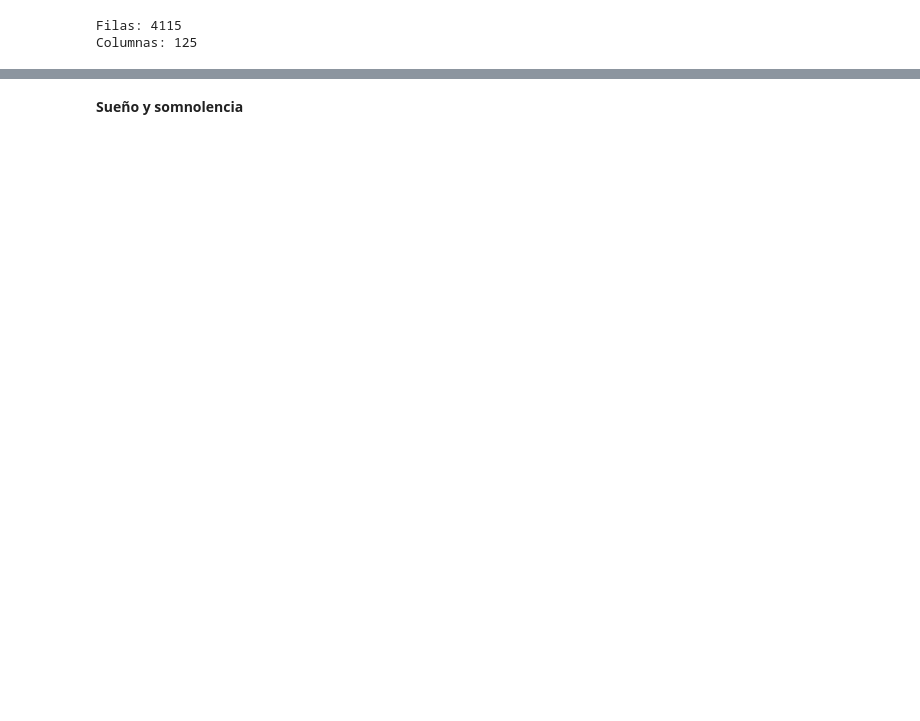
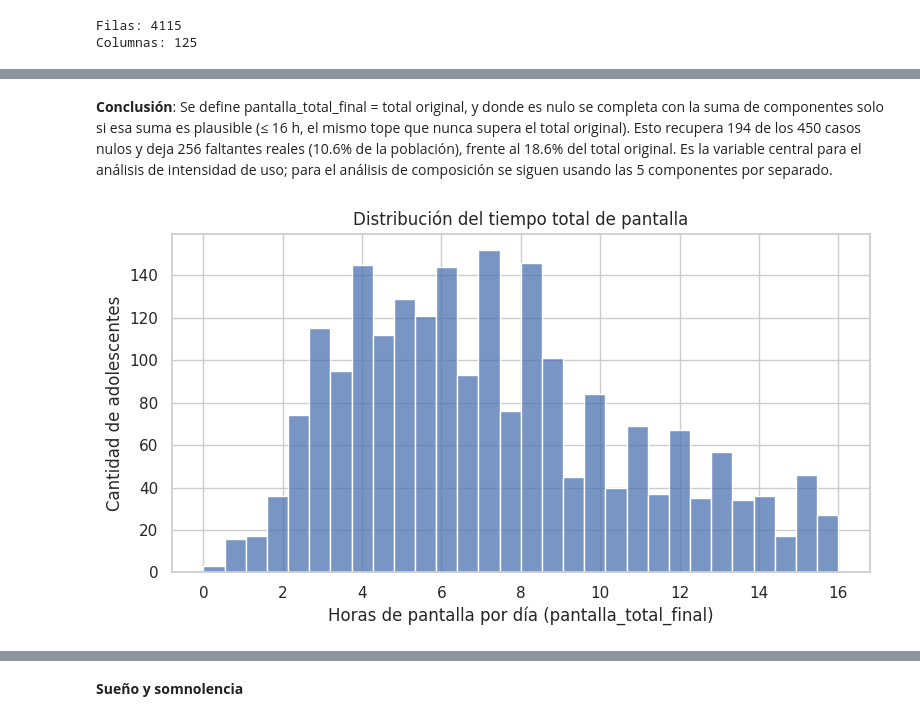
Before and after one commit to ChronosXV/Aprendizaje-Automatico, a Jupyter notebook: Aprendizaje_Automatico.ipynb, the cells around one changed output, grey strips where cells are left out. Drawn from its saved outputs; the diff is of its cells as text; code cells hidden in the pictures; blank space fills up the shorter version.

```diff
--- a/Aprendizaje_Automatico.ipynb
+++ b/Aprendizaje_Automatico.ipynb
@@ -181,28 +25,0 @@ Edad faltante fuera de excluFINAL==1: 163
-# %%
-criterio = (
-    (df['datoscompletoDEMOG'] == 1) &
-    (df['datoscompletoSUENO'] == 1) &
-    (df['datoscompletoPANTALLAS'] == 1) &
-    (df['excluFINAL'] == 1)
-)
-
-df['grupo'] = criterio.map({True: 'incluido', False: 'excluido'})
-
-print('Tamaños:')
-print(df['grupo'].value_counts())
-
-print()
-print('=== Edad ===')
-print(df.groupby('grupo')['edad'].describe()[['count','mean','std','min','max']].round(2))
-
-print()
-print('=== Sexo (%) ===')
-print(pd.crosstab(df['grupo'], df['Sexo'], normalize='index').round(3) * 100)
-
-print()
-print('=== Tiempo total de pantalla (tpopantallatotalhstrimmed) ===')
-print(df.groupby('grupo')['tpopantallatotalhstrimmed'].describe()[['count','mean','std','min','max']].round(2))
-
-print()
-print('=== Grado escolar ===')
-print(df.groupby('grupo')['grado'].describe()[['count','mean','std','min','max']].round(2))
@@ -507,0 +187,17 @@ La variable pantalla_total_final con 1.526 de 1.728 casos, sera la variable cent
+# %% [markdown]
+**Conclusión**: Se define pantalla_total_final = total original, y donde es nulo se completa con la suma de componentes solo si esa suma es plausible (≤ 16 h, el mismo tope que nunca supera el total original). Esto recupera 194 de los 450 casos nulos y deja 256 faltantes reales (10.6% de la población), frente al 18.6% del total original. Es la variable central para el análisis de intensidad de uso; para el análisis de composición se siguen usando las 5 componentes por separado.
+# %%
+import matplotlib.pyplot as plt
+import seaborn as sns
+
+sns.set_theme(style='whitegrid')
+
+fig, ax = plt.subplots(figsize=(8, 4.5))
+sns.histplot(d['pantalla_total_final'].dropna(), bins=30, color='#4C72B0', ax=ax)
+ax.set_xlabel('Horas de pantalla por día (pantalla_total_final)')
+ax.set_ylabel('Cantidad de adolescentes')
+ax.set_title('Distribución del tiempo total de pantalla')
+plt.tight_layout()
+plt.show()
+# %% [output]
+[figure, added]
```
Also changed, not shown: parts of 85 cells of this notebook.
